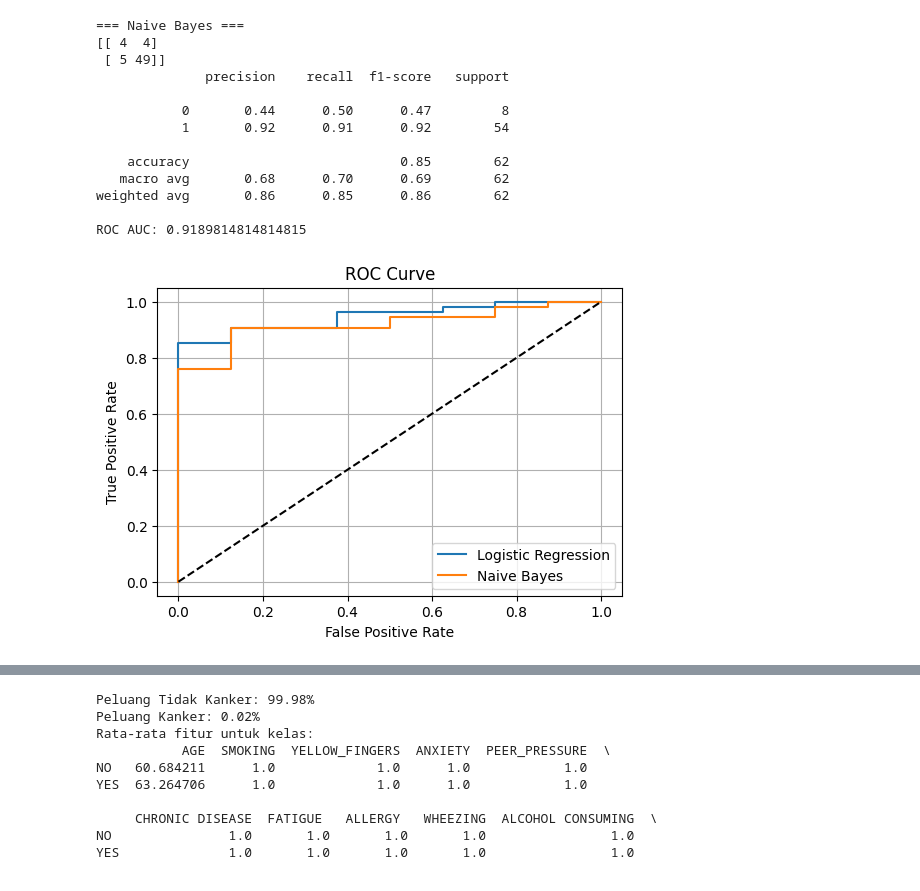
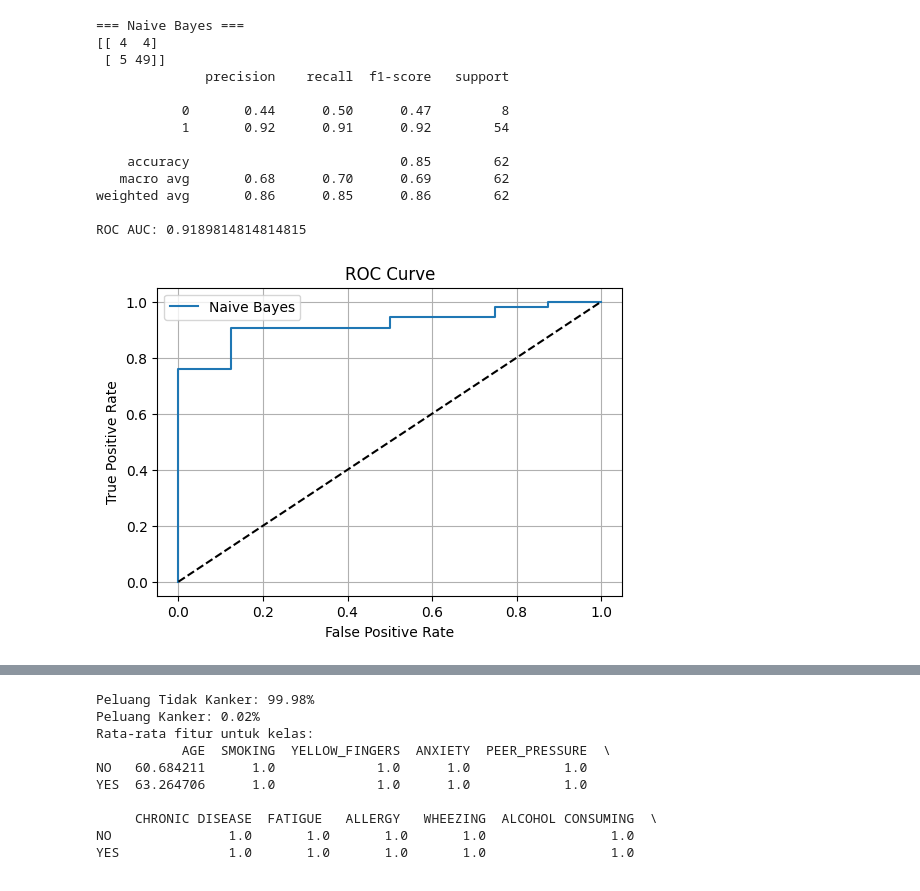
Before and after one commit to mbyanb/Tugas-Besar-Data-Mining-Kelompok-1, a Jupyter notebook: tubes.ipynb, the cells around one changed output, grey strips where cells are left out. Cells and saved outputs as stored; diff of their text form; code cells hidden in the pictures.

```diff
--- a/tubes.ipynb
+++ b/tubes.ipynb
@@ -234,12 +272,6 @@ X_scaled = scaler.fit_transform(X)
 
 # Split data
 X_train, X_test, y_train, y_test = train_test_split(X_scaled, y, test_size=0.2, random_state=42, stratify=y)
-# %%
-logreg = LogisticRegression()
-logreg.fit(X_train, y_train)
-
-y_pred_lr = logreg.predict(X_test)
-y_prob_lr = logreg.predict_proba(X_test)[:, 1]
 # %%
 nb = GaussianNB()
 nb.fit(X_train, y_train)
@@ -273,21 +299,19 @@ weighted avg       0.86      0.85      0.86        62
 
 ROC AUC: 0.9189814814814815
 # %%
-fpr_lr, tpr_lr, _ = roc_curve(y_test, y_prob_lr)
 fpr_nb, tpr_nb, _ = roc_curve(y_test, y_prob_nb)
 
 plt.figure(figsize=(6, 4))
-plt.plot(fpr_lr, tpr_lr, label='Logistic Regression')
 plt.plot(fpr_nb, tpr_nb, label='Naive Bayes')
 plt.plot([0, 1], [0, 1], 'k--')
 plt.xlabel('False Positive Rate')
 plt.ylabel('True Positive Rate')
 plt.title('ROC Curve')
 plt.legend()
 plt.grid(True)
 plt.show()
 # %% [output]
-[figure, old version]
+[figure, new version]
 # %%
 import statsmodels.api as sm
 
```
Also changed, not shown: parts of 11 cells of this notebook, 1 other file.
